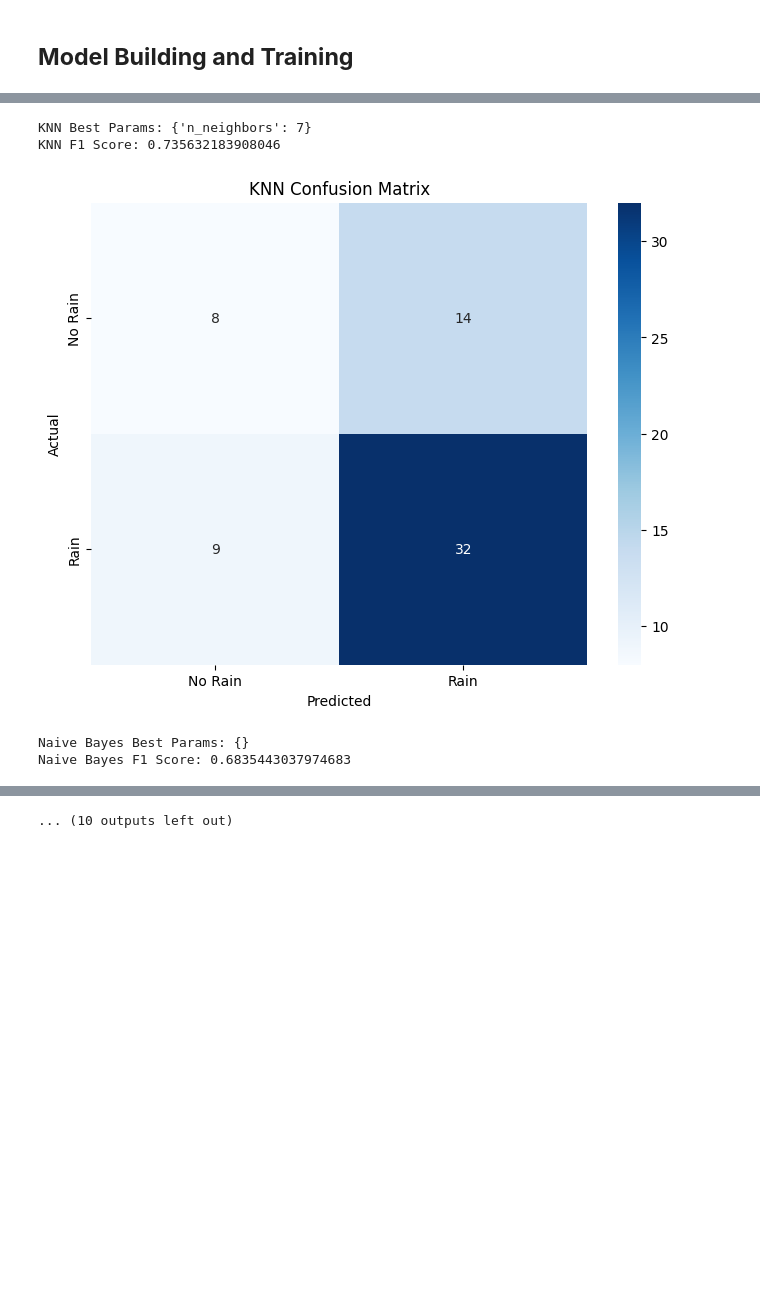
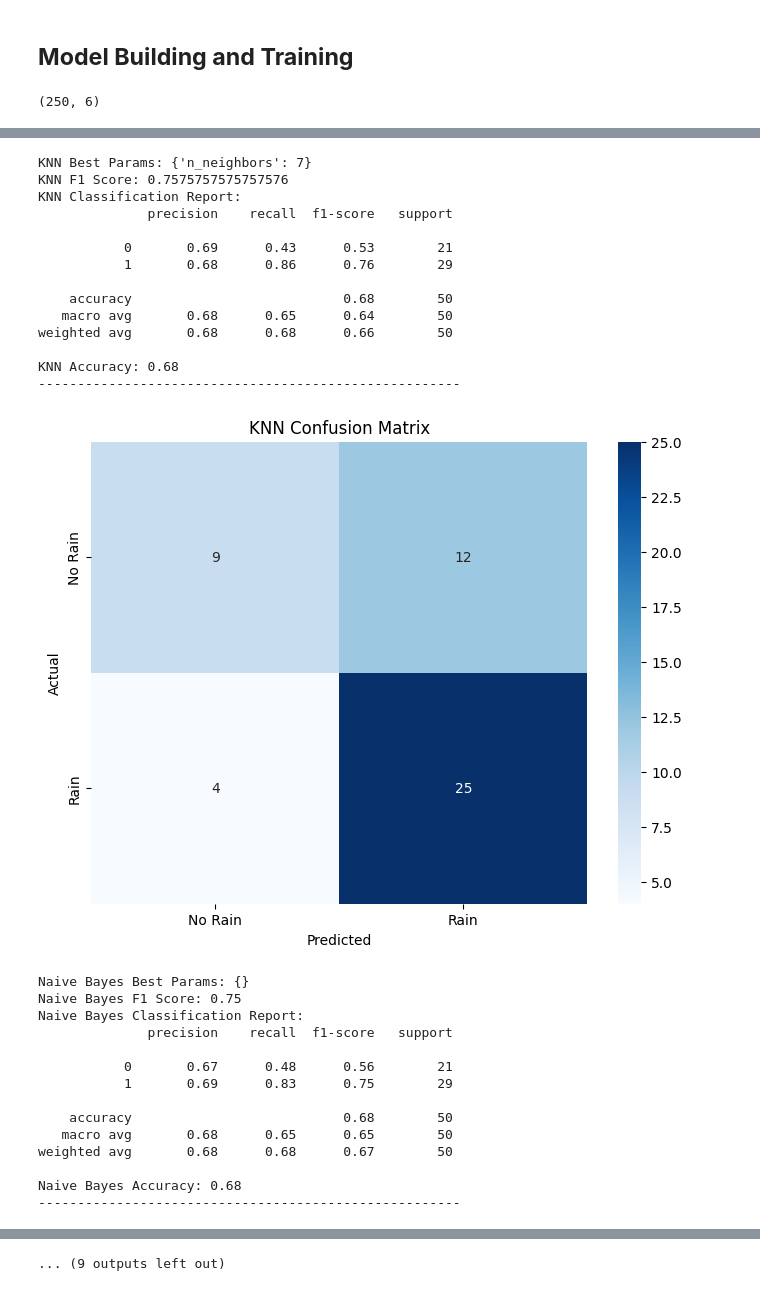
Before and after one commit to rivindu-ashinsa/Intellihack_OutliearRejects_Task1, a Jupyter notebook: Untitled.ipynb, the cells around one changed output, grey strips where cells are left out. Saved outputs shown, nothing was run; the diff lists cells and outputs as text; code cells hidden in the pictures; blank space fills up the shorter version.

Commit message:
fixing quantiles

```diff
--- a/Untitled.ipynb
+++ b/Untitled.ipynb
@@ -352,6 +352,17 @@ df_processed.head()
 | 4 | -0.353883 | 0.148767 | 0.901443 | 1 | -0.416676 | 1.014450 | 01 | 05 |
 # %% [markdown]
 ## **Model Building and Training**
+# %%
+df_processed_final = df_processed.drop(['month','day'], axis=1)
+df_processed_final = df_processed_final[df_processed_final['avg_wind_speed'] < df_processed_final['avg_wind_speed'].quantile(0.95)]
+df_processed_final = df_processed_final[df_processed_final['avg_temperature'] < df_processed_final['avg_temperature'].quantile(0.95)]
+df_processed_final = df_processed_final[df_processed_final['humidity'] < df_processed_final['humidity'].quantile(0.95)]
+# df_processed_final = df_processed_final[df_processed_final['cloud_cover'] < 0.5]
+# df_processed_final = df_processed_final[df_processed_final['pressure'] > -1]
+# df_processed_final = df_processed_final[df_processed_final['pressure'] < 1]
+df_processed_final.shape
+# %% [output]
+(250, 6)
 # %%
 
 from sklearn.model_selection import train_test_split, cross_val_score, GridSearchCV
@@ -370,10 +381,10 @@ from sklearn.ensemble import VotingClassifier
 from sklearn.ensemble import StackingClassifier
 from sklearn.metrics import f1_score
 
-X = df_processed.drop('rain_or_not', axis=1)
-y = df_processed['rain_or_not']
+X = df_processed_final.drop('rain_or_not', axis=1)
+y = df_processed_final['rain_or_not']
 
-X_train, X_test, y_train, y_test = train_test_split(X, y, test_size=0.2, random_state=42)
+X_train, X_test, y_train, y_test = train_test_split(X, y, test_size=0.2, random_state=32)
 
 models = [
     ('Logistic Regression', LogisticRegression()),
@@ -387,11 +398,6 @@ models = [
     ('Bagging', BaggingClassifier()),
     ('Extra Trees', ExtraTreesClassifier())
 ]
-
-# for name, model in models:
-#     model.fit(X_train, y_train)
-#     y_pred = model.predict(X_test)
-#     print(f'{name} F1 Score: {f1_score(y_test, y_pred)}')
 
 
 param_grid = {
@@ -408,6 +414,7 @@ param_grid = {
 }
 
 best_models = {}
+high_accuracy_models = []
 
 for name, model in models:
     grid_search = GridSearchCV(model, param_grid[name], cv=5, scoring='f1')
@@ -416,6 +423,12 @@ for name, model in models:
     y_pred = best_models[name].predict(X_test)
     print(f'{name} Best Params: {grid_search.best_params_}')
     print(f'{name} F1 Score: {f1_score(y_test, y_pred)}')
+    print(f'{name} Classification Report: \n{classification_report(y_test, y_pred)}')
+    accuracy = (accuracy_score(y_test, y_pred))
+    print(f'{name} Accuracy: {accuracy}')
+    if accuracy > 0.6:
+        high_accuracy_models.append(name)
+    print('------------------------------------------------------')
     con_matrix = confusion_matrix(y_test, y_pred)
     plt.figure(figsize=(8, 6))
     sns.heatmap(con_matrix, annot=True, fmt='d', cmap='Blues', xticklabels=['No Rain', 'Rain'], yticklabels=['No Rain', 'Rain'])
@@ -445,4 +458,7 @@ print(f'Voting Classifier F1 Score: {f1_score(y_test, y_pred)}')
 
 
 confusion_matrix(y_test, y_pred)
+
+
+print(high_accuracy_models)
 # %% [output]
@@ -461,5 +525,29 @@ Decision Tree F1 Score: 0.6585365853658537
 KNN Best Params: {'n_neighbors': 7}
-KNN F1 Score: 0.735632183908046
+KNN F1 Score: 0.7575757575757576
+KNN Classification Report:
+              precision    recall  f1-score   support
+
+           0       0.69      0.43      0.53        21
+           1       0.68      0.86      0.76        29
+
+    accuracy                           0.68        50
+   macro avg       0.68      0.65      0.64        50
+weighted avg       0.68      0.68      0.66        50
+
+KNN Accuracy: 0.68
+------------------------------------------------------
-[figure, old version]
+[figure, new version]
 Naive Bayes Best Params: {}
-Naive Bayes F1 Score: 0.6835443037974683
+Naive Bayes F1 Score: 0.75
+Naive Bayes Classification Report:
+              precision    recall  f1-score   support
+
+           0       0.67      0.48      0.56        21
+           1       0.69      0.83      0.75        29
+
+    accuracy                           0.68        50
+   macro avg       0.68      0.65      0.65        50
+weighted avg       0.68      0.68      0.67        50
+
+Naive Bayes Accuracy: 0.68
+------------------------------------------------------
@@ -467 +555 @@ Naive Bayes F1 Score: 0.6835443037974683
-... (10 outputs left out)
+... (9 outputs left out)
```
Also changed, not shown: parts of 1 cell of this notebook.
